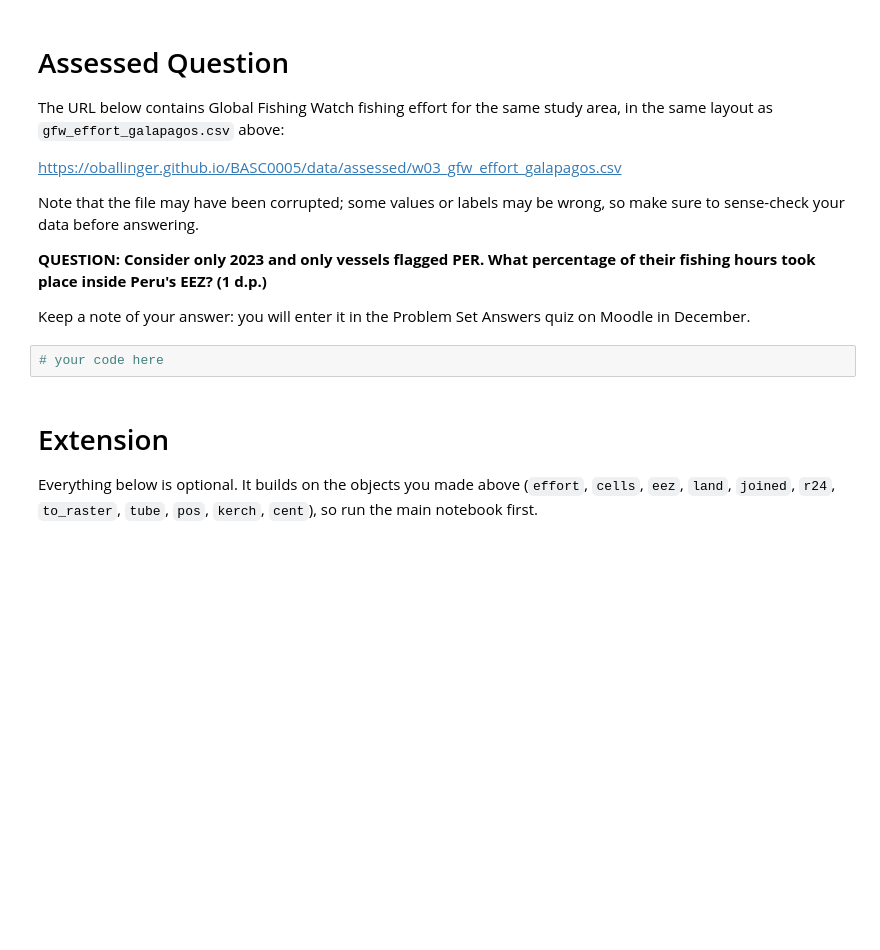
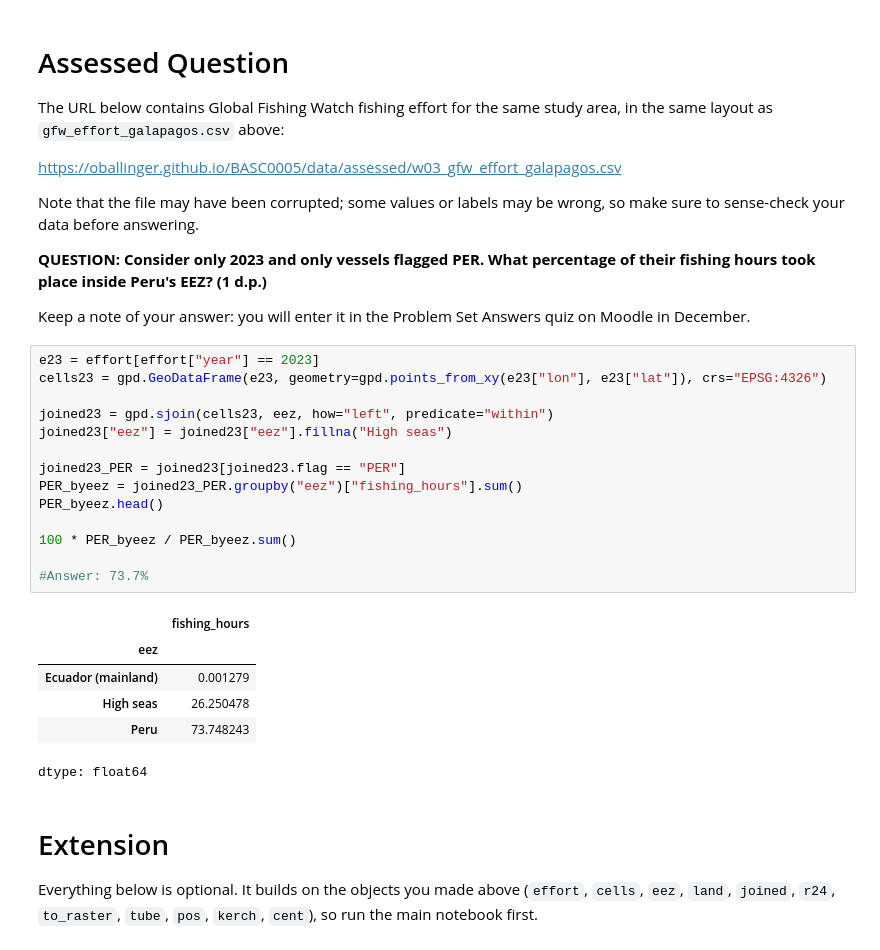
Before and after one commit to r-wingfield57/QM2, a Jupyter notebook: w03_spatial_datapersonalacutal.ipynb, the cells around one changed output. Drawn from its saved outputs; the diff is of its cells as text; blank space fills up the shorter version.

```diff
--- a/w03_spatial_datapersonalacutal.ipynb
+++ b/w03_spatial_datapersonalacutal.ipynb
@@ -364,8 +458,27 @@ Note that the file may have been corrupted; some values or labels may be wrong,
 **QUESTION: Consider only 2023 and only vessels flagged PER. What percentage of their fishing hours took place inside Peru's EEZ? (1 d.p.)**
 
 Keep a note of your answer: you will enter it in the Problem Set Answers quiz on Moodle in December.
-# %%
-# your code here
+# %%
+e23 = effort[effort["year"] == 2023]
+cells23 = gpd.GeoDataFrame(e23, geometry=gpd.points_from_xy(e23["lon"], e23["lat"]), crs="EPSG:4326")
+
+joined23 = gpd.sjoin(cells23, eez, how="left", predicate="within")
+joined23["eez"] = joined23["eez"].fillna("High seas")
+
+joined23_PER = joined23[joined23.flag == "PER"]
+PER_byeez = joined23_PER.groupby("eez")["fishing_hours"].sum()
+PER_byeez.head()
+
+100 * PER_byeez / PER_byeez.sum()
+
+#Answer: 73.7%
+# %% [output]
+|  | fishing_hours |
+| eez |  |
+| Ecuador (mainland) | 0.001279 |
+| High seas | 26.250478 |
+| Peru | 73.748243 |
+dtype: float64
 # %% [markdown]
 # Extension
 
```
Also changed, not shown: parts of 10 cells of this notebook.
